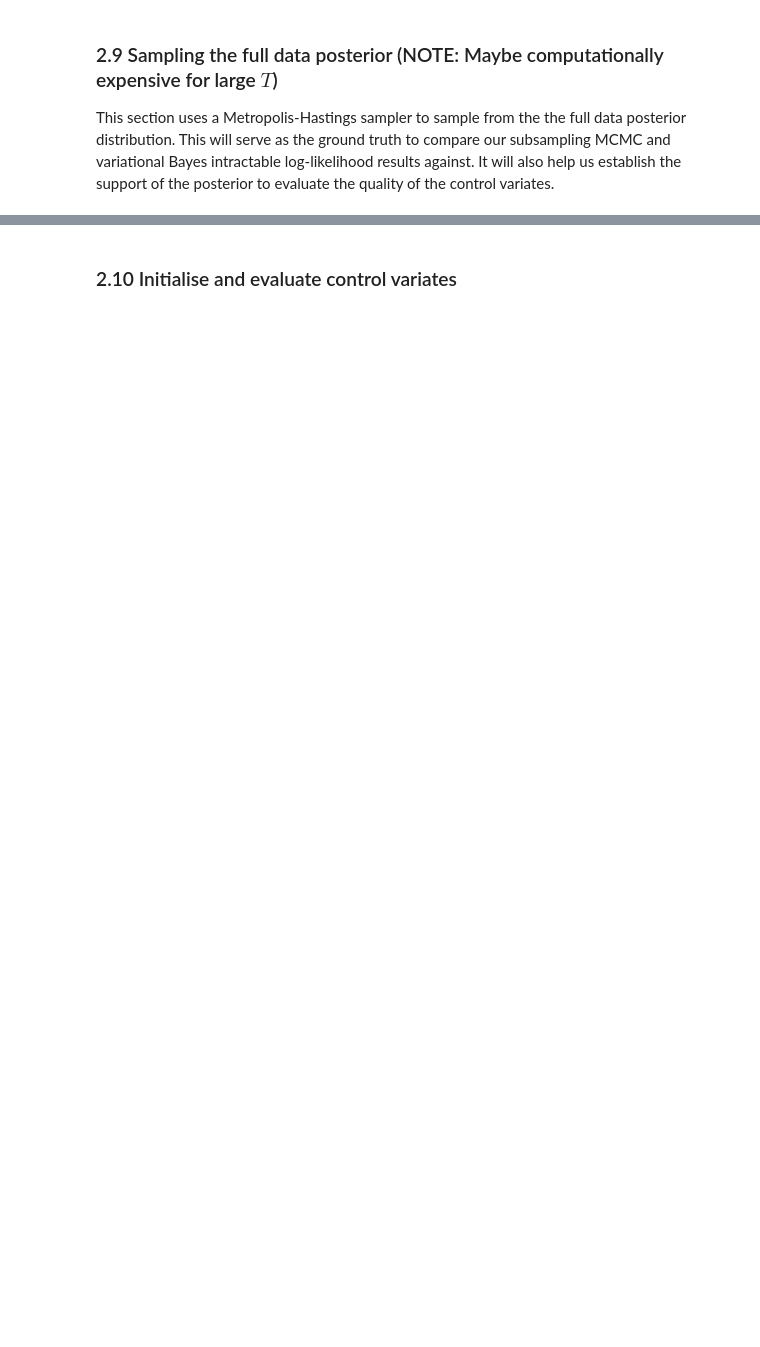
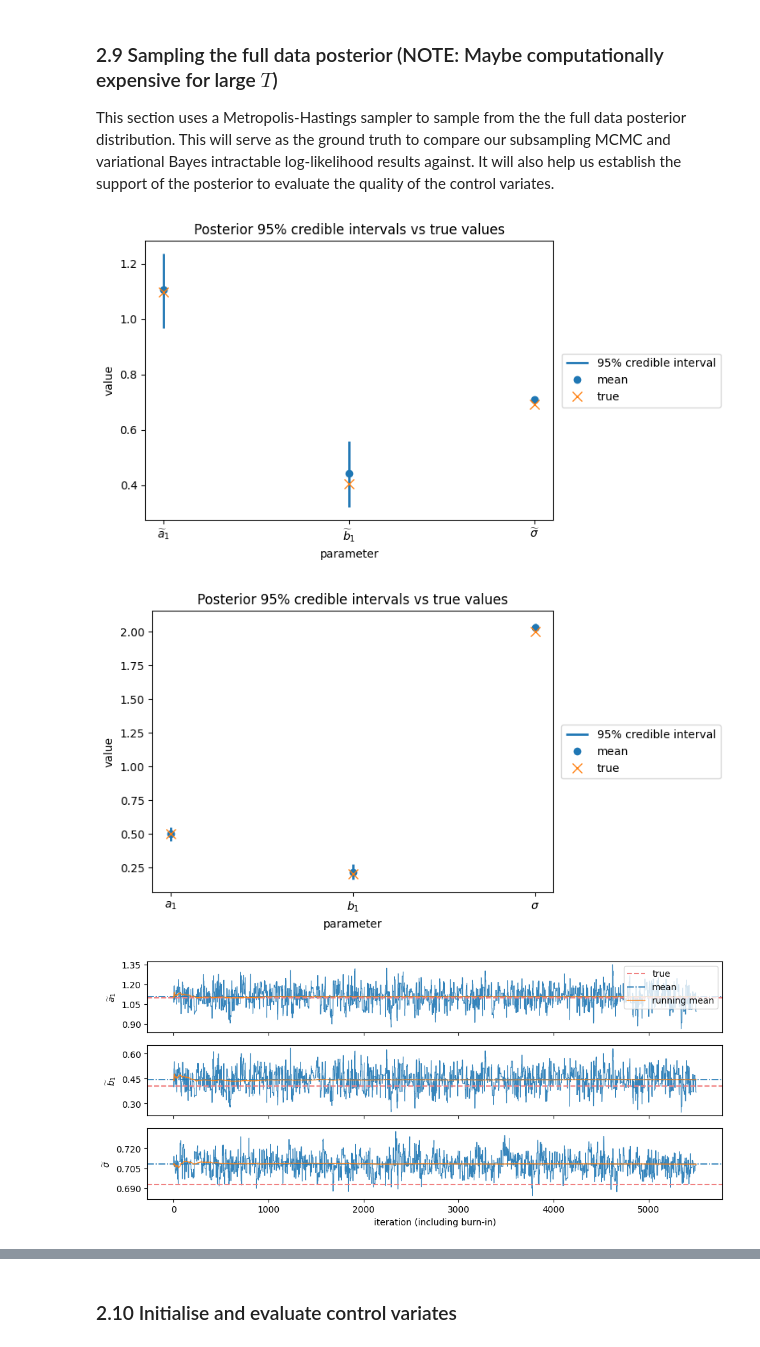
Before and after one commit to thangtm58/winston-uts-research, a Jupyter notebook: MinhThangTrinh_Thesis.ipynb, the cells around one changed output, grey strips where cells are left out. Cells and saved outputs as stored; diff of their text form; code cells hidden in the pictures; blank space fills up the shorter version.

```diff
--- a/MinhThangTrinh_Thesis.ipynb
+++ b/MinhThangTrinh_Thesis.ipynb
@@ -1480,8 +1523,10 @@ def log_densities_ARMA(theta, y, model_name):
             + e**2 / r
         )
 
-        # Store the result
-        l_t[t] = log_likelihood_t
+        # # Store the result
+        # l_t[t] = log_likelihood_t
+        # Store the result (squeeze ensures scalar for assignment when autograd returns 1x1 array)
+        l_t[t] = np_autograd.squeeze(log_likelihood_t)
 
     # Return the dictionary
     return l_t
@@ -2411,7 +2456,7 @@ def tune_c_m_approach2(V_tolerance, e_t_tune):
 This section contains samplers and variational optimiser.
 # %%
 # Here goes MCMC and variational Bayes functions.
-def sample_full_data_posterior_random_walk(phi_init, prop_cov, N, names, dataset_name, adapt = False):
+def sample_full_data_posterior_random_walk(phi_init, prop_cov, N, names, dataset_name, adapt = False, seed=None):
     """
     Samples the log_posterior function using the full data likelihood. Assumes all inputs have been defined. Samples the unconstrained space
     and returns both the constrained and unconstrained samples.
@@ -2427,6 +2472,11 @@ def sample_full_data_posterior_random_walk(phi_init, prop_cov, N, names, dataset
     Garthwaite, P. H., Fan, Y., & Sisson, S. A. (2016). Adaptive optimal scaling of Metropolis–Hastings algorithms using the Robbins–Monro process.
     Communications in Statistics - Theory and Methods, 45(17), 5098–5111.
     """
+
+    # Set the seed for reproducibility
+    if seed is not None:
+        np.random.seed(seed)
+        random.seed(seed)
 
     # Storage
     samples_phi = np.zeros((N + 1, n_params))
@@ -2498,7 +2548,7 @@ def sample_full_data_posterior_random_walk(phi_init, prop_cov, N, names, dataset
                   "alphas_MH": alphas_MH, "outside_support": outside_support, "N": N, "run_time": run_time, "names": names, "dataset_name": dataset_name}
     return results
 
-def sample_subsampling_posterior_random_walk(estimator_params, phi_init, prop_cov, N, names, dataset_name, adapt=False):
+def sample_subsampling_posterior_random_walk(estimator_params, phi_init, prop_cov, N, names, dataset_name, adapt=False, seed=None):
     """
     Samples the log_posterior function using the estimated likelihood. Assumes all inputs have been defined. Samples the unconstrained space
     and returns both the constrained and unconstrained samples.
@@ -2514,6 +2564,11 @@ def sample_subsampling_posterior_random_walk(estimator_params, phi_init, prop_co
     Garthwaite, P. H., Fan, Y., & Sisson, S. A. (2016). Adaptive optimal scaling of Metropolis–Hastings algorithms using the Robbins–Monro process.
     Communications in Statistics - Theory and Methods, 45(17), 5098–5111.
     """
+
+    # Set the seed for reproducibility
+    if seed is not None:
+        np.random.seed(seed)
+        random.seed(seed)
 
     # Read in estimator hyperparameters.
     # Sampling weights
@@ -3079,13 +3201,17 @@ except FileNotFoundError:
 # %%
 # Plots
 plot_credible_intervals(result_full_data_MCMC['samples_phi'], param_true=phi0, param_names=trans_param_names, use_median=False)
 plot_credible_intervals(result_full_data_MCMC['samples_theta'], param_true=theta0, param_names=param_names, use_median=False)
 plot_traceplots_MCMC(result_full_data_MCMC['samples_phi'],
                 param_true = phi0, param_names=trans_param_names,
                 burnin=0, thin=1, use_median=False, show_running_mean=True, runmean_window=50,
-                suptitle="Traceplots full data MCMC")
+                suptitle="")
 plot_traceplots_MCMC(result_full_data_MCMC['samples_theta'],
                 param_true = theta0, param_names=param_names,
                 burnin=0, thin=1, use_median=False, show_running_mean=True, runmean_window=50,
-                suptitle="Traceplots full data MCMC")
+                suptitle="")
 pdf_add_fig()
+# %% [output]
+[figure, added]
+[figure, added]
+[figure, added]
```
Also changed, not shown: parts of 38 cells of this notebook.
